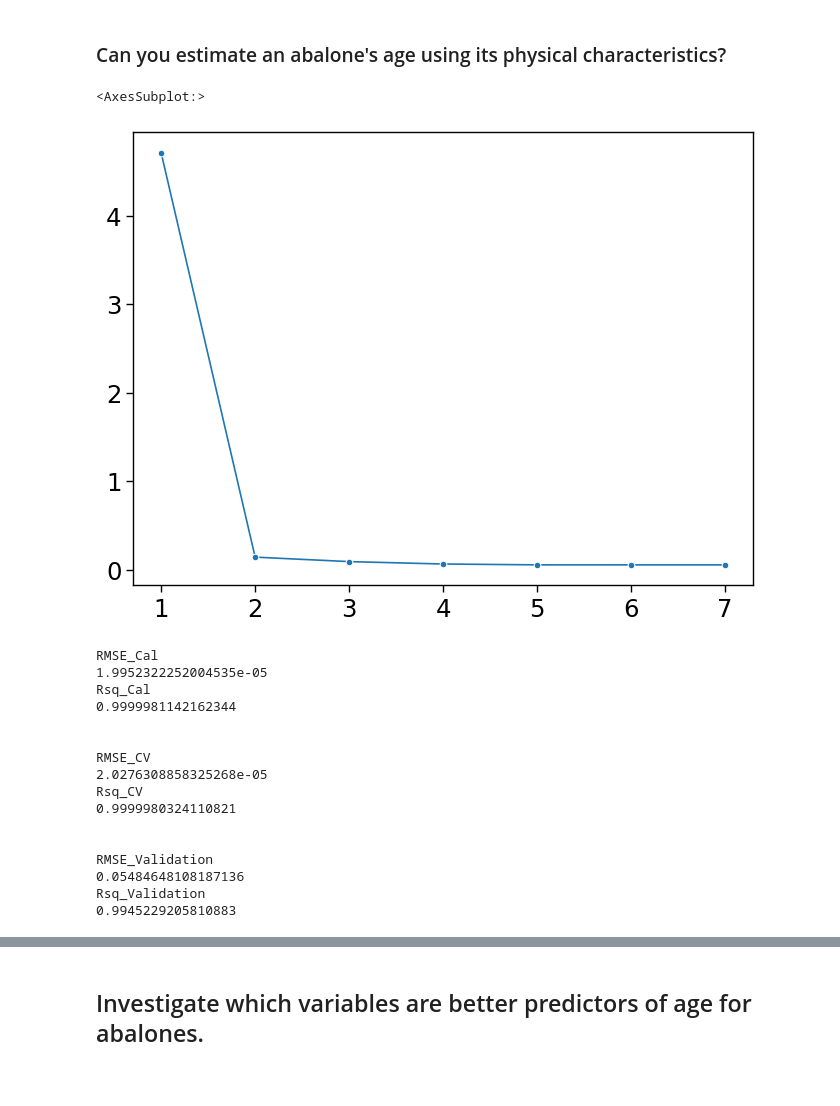
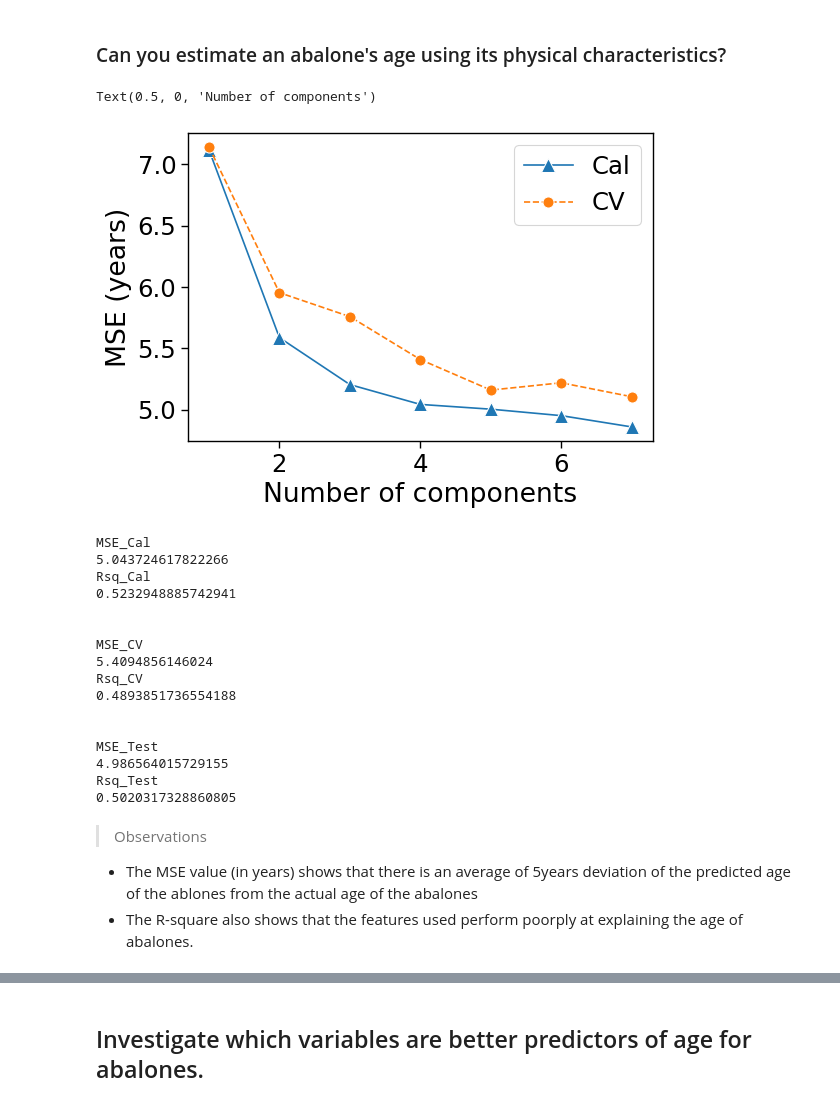
Before and after one commit to bunmiadejimi/Abalone-Prediction, a Jupyter notebook: Abalone.ipynb, the cells around one changed output, grey strips where cells are left out. Drawn from its saved outputs; the diff is of its cells as text; code cells hidden in the pictures.

```diff
--- a/Abalone.ipynb
+++ b/Abalone.ipynb
@@ -188,5 +197,8 @@ df[['shell_wt', 'rings']].corr(), df[df.sex == 'F'][['shell_wt', 'rings']].corr(
 df['sex_encode'] = df.sex.map({'M': 0, 'F': 1, 'I': 2})
 # %%
-X = df.drop(['sex', 'age'], axis = 1)
+# Create X and y matrices
+# Since number of rings perfectly predicts the abalone age,
+# we would prefer to predict with the other features of the abalone
+X = df.drop(['sex', 'age', 'rings'], axis = 1)
 y = df.age
 # %%
@@ -204,60 +221,75 @@ X_train, X_test = scaler.fit_transform(X_train), scaler.fit_transform(X_test)
 # %%
 from sklearn.cross_decomposition import PLSRegression
 from sklearn.model_selection import cross_val_score, cross_validate
-mse = []
+
+# Test for the optimal n_component to use
+mse_cal = []
+mse_cv = []
 for n in range(1, 8):
     pls = PLSRegression(n_components=n)
     pls.fit(X_train, y_train)
-    predicted = pls.predict(X_test)
-    mse.append(mean_squared_error(y_test, predicted))
 
-plt.figure(figsize=(8, 6), dpi=100)
-sns.lineplot(x =range(1, 8), y = mse, marker='o')
+    mse_cal.append(mean_squared_error(y_train, pls.predict(X_train)))
+    predcv = cross_val_score(pls, X_train, y_train, cv=10, scoring = 'neg_mean_squared_error').mean()
+
+    mse_cv.append(-predcv)
+
+# plot MSE values for each number of components
+plt.figure(figsize=(6, 4), dpi=100)
+sns.lineplot(x =range(1, 8), y = mse_cal, marker='^', label='Cal', ms=10)
+sns.lineplot(x =range(1, 8), y = mse_cv, marker='o', label='CV', ms=8, ls='--')
+plt.ylabel('MSE (years)')
+plt.xlabel('Number of components')
 # %% [output]
-<AxesSubplot:>
+Text(0.5, 0, 'Number of components')
-[figure, old version]
+[figure, new version]
 # %%
-pls_opt = PLSRegression(n_components=n)
-pls_opt.fit(X_train, y_train)
 
-cal = pls_opt.predict(X_train)
+# apply n_compnents=4
+pls_opt = PLSRegression(n_components=4)     #intialize model
 
-predicted = pls_opt.predict(X_test)
+pls_opt.fit(X_train, y_train)       #fit model
 
-pls_cv = cross_validate(pls_opt, X_train, y_train, cv=10, scoring = ['r2', 'neg_mean_squared_error'])
+cal = pls_opt.predict(X_train).flatten()      #predict training data
 
-predicted = [item for sublist in predicted for item in sublist]
-cal = [item for sublist in cal for item in sublist]
+predicted = pls_opt.predict(X_test).flatten()     #predict test data
 
-print('RMSE_Cal')
+pls_cv = cross_validate(pls_opt, X_train, y_train, cv=10, scoring = ['r2', 'neg_mean_squared_error']) # predict cross-validation scores
+
+#print metrics
+print('MSE_Cal')
 print(mean_squared_error(y_train, cal))
 print('Rsq_Cal')
 print(r2_score(y_train, cal))
 print('\n')
-print('RMSE_CV')
+print('MSE_CV')
 print(np.abs(pls_cv['test_neg_mean_squared_error']).mean())
 print('Rsq_CV')
 print(pls_cv['test_r2'].mean())
 print('\n')
-print('RMSE_Validation')
+print('MSE_Test')
 print(mean_squared_error(y_test, predicted))
-print('Rsq_Validation')
+print('Rsq_Test')
 print(r2_score(y_test, predicted))
 # %% [output]
-RMSE_Cal
-1.9952322252004535e-05
+MSE_Cal
+5.043724617822266
 Rsq_Cal
-0.9999981142162344
+0.5232948885742941
 
 
-RMSE_CV
-2.0276308858325268e-05
+MSE_CV
+5.4094856146024
 Rsq_CV
-0.9999980324110821
+0.4893851736554188
 
 
-RMSE_Validation
-0.05484648108187136
-Rsq_Validation
-0.9945229205810883
+MSE_Test
+4.986564015729155
+Rsq_Test
+0.5020317328860805
+# %% [markdown]
+> Observations
+* The MSE value (in years) shows that there is an average of 5years deviation of the predicted age of the ablones from the actual age of the abalones
+* The R-square also shows that the features used perform poorply at explaining the age of abalones.
 # %%
```
Also changed, not shown: parts of 35 cells of this notebook.
